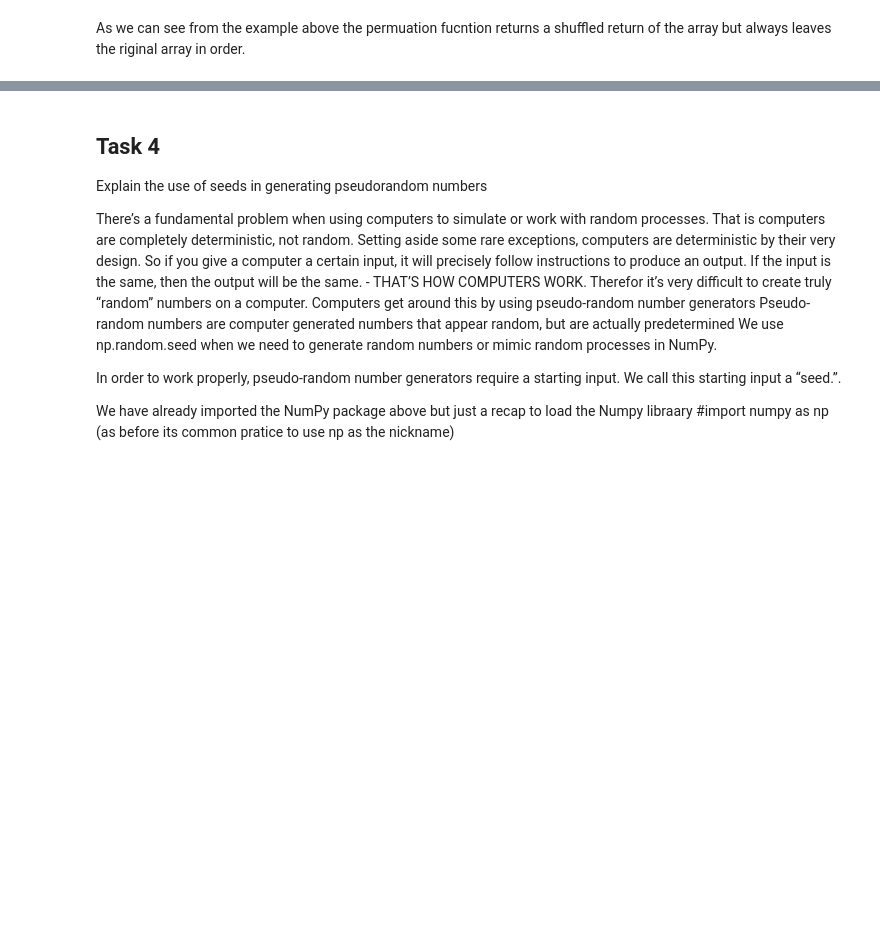
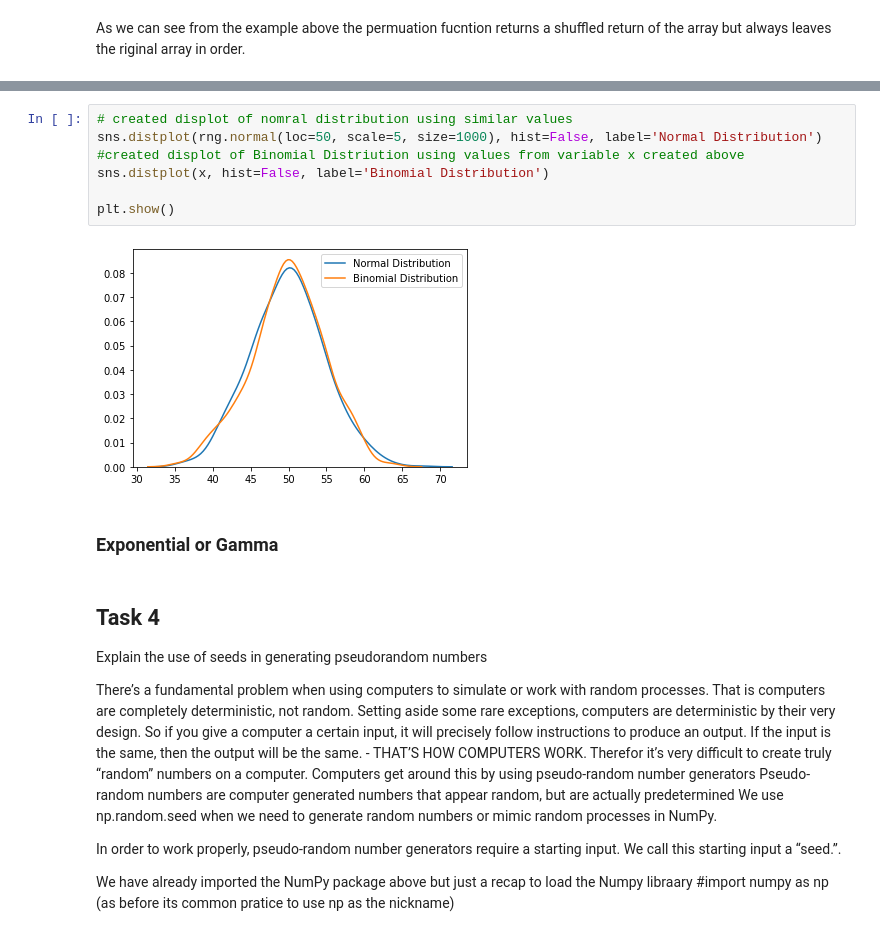
Before and after one commit to brendantipp/sem2_prog_data_analysis_assignment, a Jupyter notebook: explaining.numpy.random.ipynb, the cells around one changed output, grey strips where cells are left out. Cells and saved outputs as stored; diff of their text form; blank space fills up the shorter version.

```diff
--- a/explaining.numpy.random.ipynb
+++ b/explaining.numpy.random.ipynb
@@ -213,3 +300,14 @@ Gamma
+# %%
+# created displot of nomral distribution using similar values
+sns.distplot(rng.normal(loc=50, scale=5, size=1000), hist=False, label='Normal Distribution')
+#created displot of Binomial Distriution using values from variable x created above
+sns.distplot(x, hist=False, label='Binomial Distribution')
+
+plt.show()
+# %% [output]
+[figure, added]
+# %% [markdown]
+### Exponential or Gamma
 # %% [markdown]
 ## Task 4
 Explain the use of seeds in generating pseudorandom numbers
```
Also changed, not shown: parts of 26 cells of this notebook.
